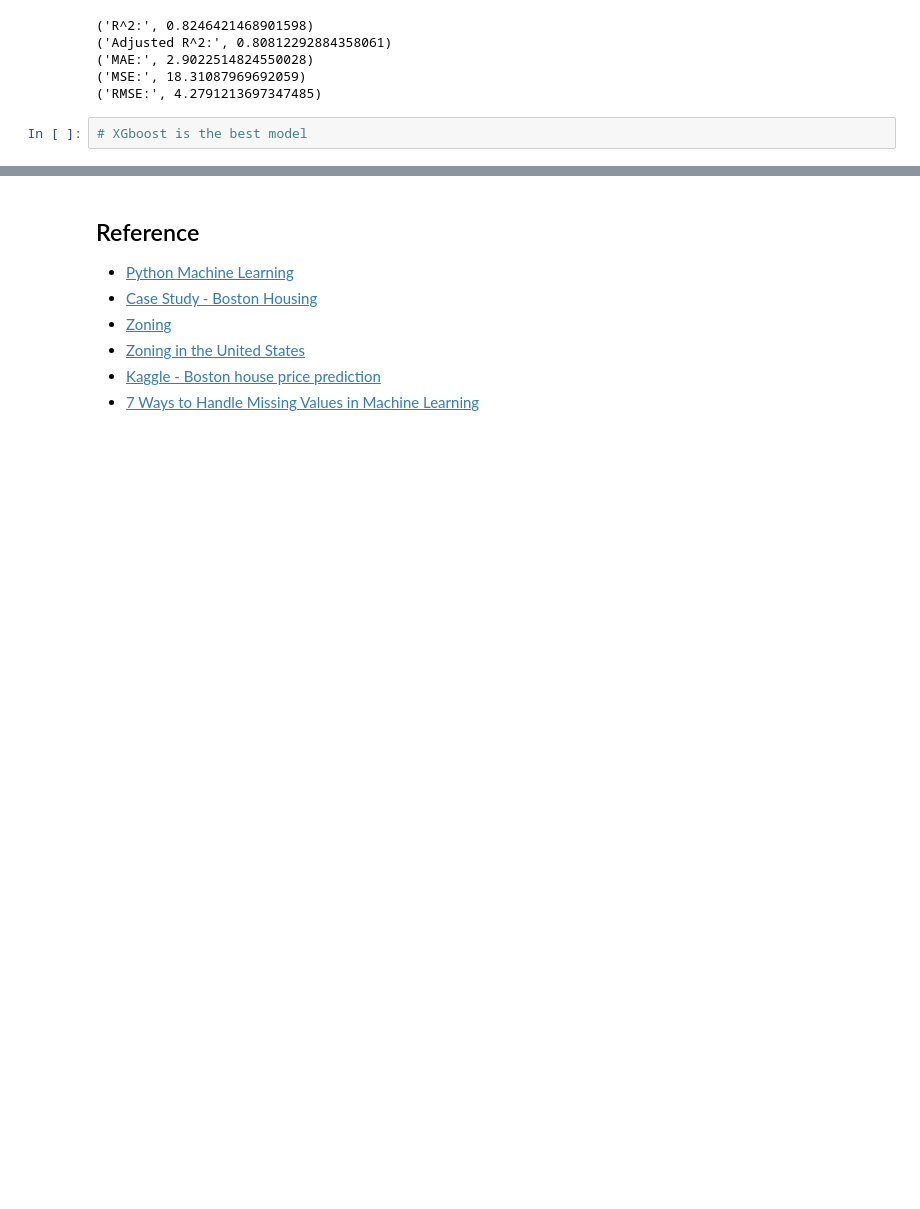
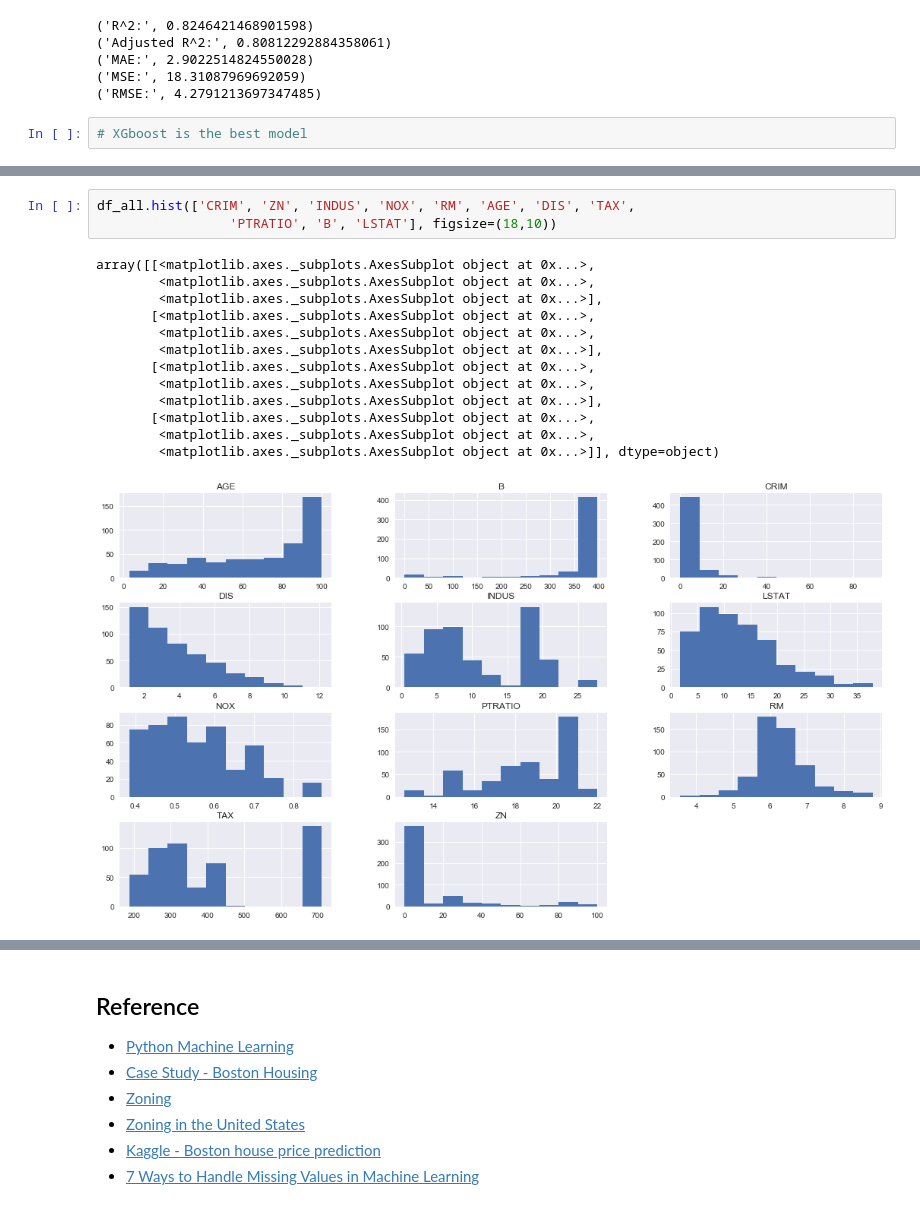
Before and after one commit to WenxuanZhang/Python-Cheat-Sheet, a Jupyter notebook: Machine Learning.ipynb, the cells around one changed output, grey strips where cells are left out. Drawn from its saved outputs; the diff is of its cells as text; blank space fills up the shorter version.

```diff
--- a/Machine Learning.ipynb
+++ b/Machine Learning.ipynb
@@ -627,0 +707,17 @@ print('RMSE:',np.sqrt(metrics.mean_squared_error(y_test, y_test_pred)))
+# %%
+df_all.hist(['CRIM', 'ZN', 'INDUS', 'NOX', 'RM', 'AGE', 'DIS', 'TAX',
+                 'PTRATIO', 'B', 'LSTAT'], figsize=(18,10))
+# %% [output]
+array([[<matplotlib.axes._subplots.AxesSubplot object at 0x...>,
+        <matplotlib.axes._subplots.AxesSubplot object at 0x...>,
+        <matplotlib.axes._subplots.AxesSubplot object at 0x...>],
+       [<matplotlib.axes._subplots.AxesSubplot object at 0x...>,
+        <matplotlib.axes._subplots.AxesSubplot object at 0x...>,
+        <matplotlib.axes._subplots.AxesSubplot object at 0x...>],
+       [<matplotlib.axes._subplots.AxesSubplot object at 0x...>,
+        <matplotlib.axes._subplots.AxesSubplot object at 0x...>,
+        <matplotlib.axes._subplots.AxesSubplot object at 0x...>],
+       [<matplotlib.axes._subplots.AxesSubplot object at 0x...>,
+        <matplotlib.axes._subplots.AxesSubplot object at 0x...>,
+        <matplotlib.axes._subplots.AxesSubplot object at 0x...>]], dtype=object)
+[figure, added]
```
Also changed, not shown: parts of 24 cells of this notebook.
